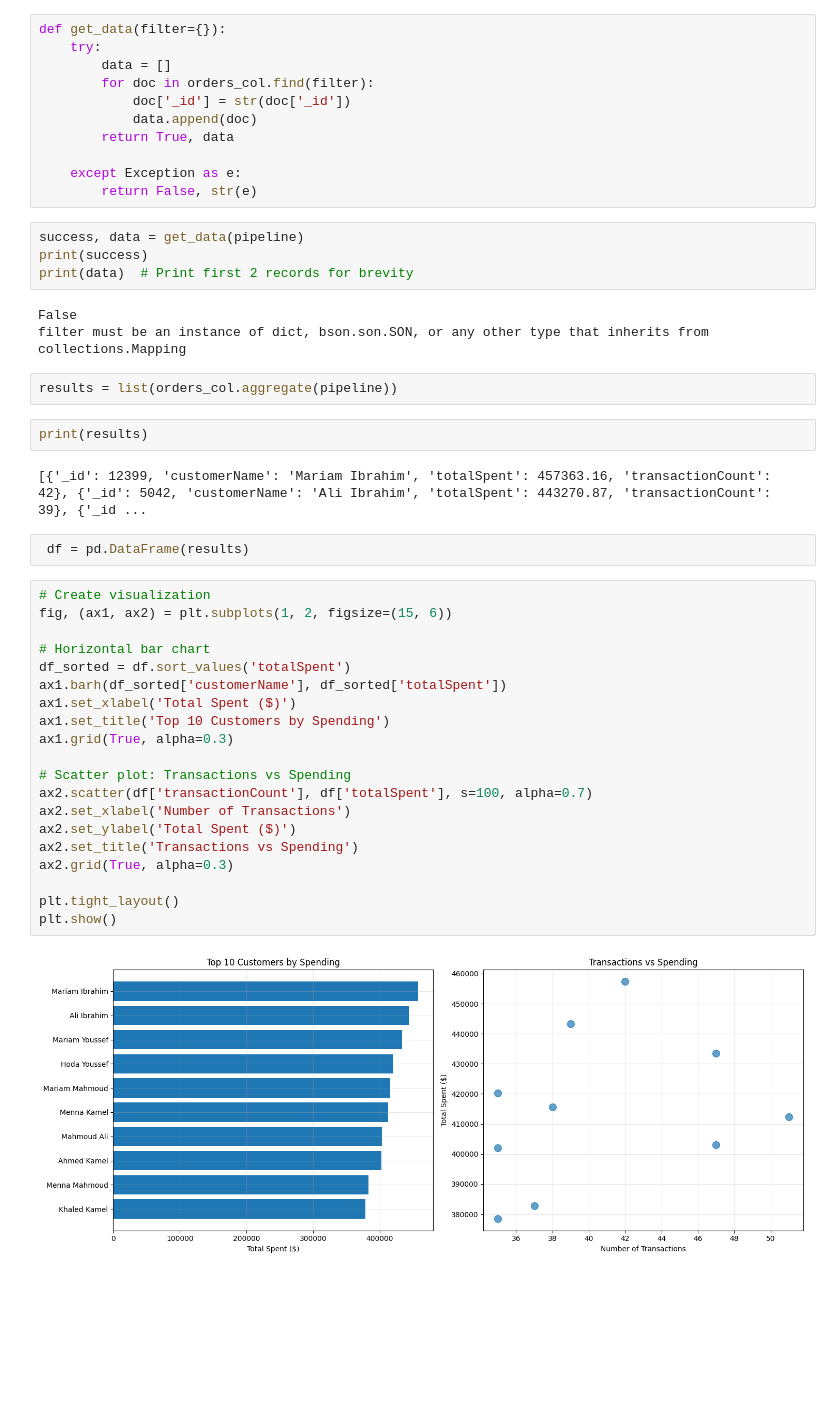
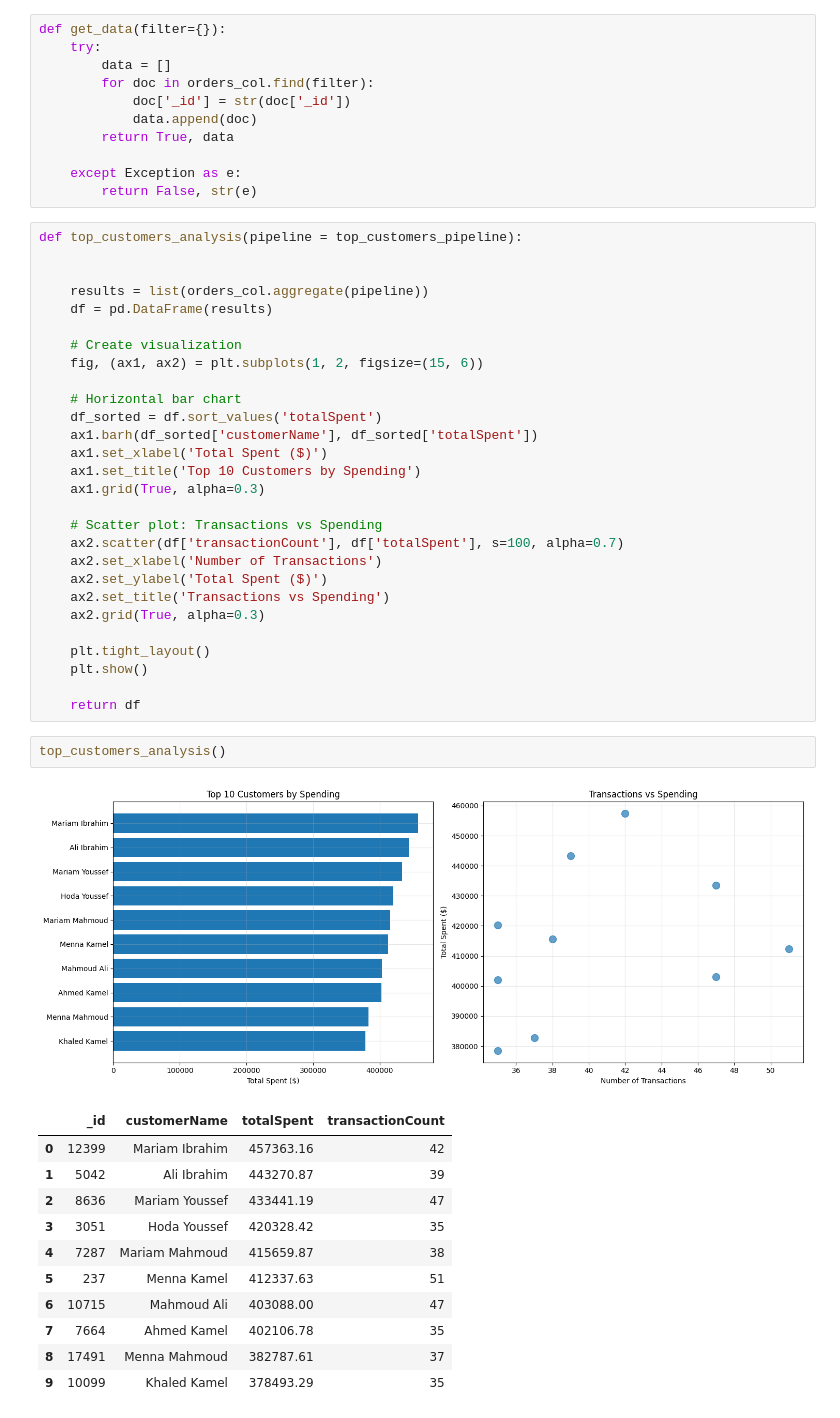
Before and after one commit to mohamed21-finite/AMIT_AI97, a Jupyter notebook: src/python/project_workshop/analysis.ipynb, the cells around one changed output. Saved outputs shown, nothing was run; the diff lists cells and outputs as text; blank space fills up the shorter version.

```diff
--- a/src/python/project_workshop/analysis.ipynb
+++ b/src/python/project_workshop/analysis.ipynb
@@ -37,40 +143,46 @@ def get_data(filter={}):
 
     except Exception as e:
         return False, str(e)
-# %%
-success, data = get_data(pipeline)
-print(success)
-print(data)  # Print first 2 records for brevity
-# %% [output]
-False
-filter must be an instance of dict, bson.son.SON, or any other type that inherits from collections.Mapping
-# %%
-results = list(orders_col.aggregate(pipeline))
-# %%
-print(results)
-# %% [output]
-[{'_id': 12399, 'customerName': 'Mariam Ibrahim', 'totalSpent': 457363.16, 'transactionCount': 42}, {'_id': 5042, 'customerName': 'Ali Ibrahim', 'totalSpent': 443270.87, 'transactionCount': 39}, {'_id ...
-# %%
- df = pd.DataFrame(results)
 # %%
-# Create visualization
-fig, (ax1, ax2) = plt.subplots(1, 2, figsize=(15, 6))
+def top_customers_analysis(pipeline = top_customers_pipeline):
 
-# Horizontal bar chart
-df_sorted = df.sort_values('totalSpent')
-ax1.barh(df_sorted['customerName'], df_sorted['totalSpent'])
-ax1.set_xlabel('Total Spent ($)')
-ax1.set_title('Top 10 Customers by Spending')
-ax1.grid(True, alpha=0.3)
 
-# Scatter plot: Transactions vs Spending
-ax2.scatter(df['transactionCount'], df['totalSpent'], s=100, alpha=0.7)
-ax2.set_xlabel('Number of Transactions')
-ax2.set_ylabel('Total Spent ($)')
-ax2.set_title('Transactions vs Spending')
-ax2.grid(True, alpha=0.3)
+    results = list(orders_col.aggregate(pipeline))
+    df = pd.DataFrame(results)
 
-plt.tight_layout()
-plt.show()
+    # Create visualization
+    fig, (ax1, ax2) = plt.subplots(1, 2, figsize=(15, 6))
+
+    # Horizontal bar chart
+    df_sorted = df.sort_values('totalSpent')
+    ax1.barh(df_sorted['customerName'], df_sorted['totalSpent'])
+    ax1.set_xlabel('Total Spent ($)')
+    ax1.set_title('Top 10 Customers by Spending')
+    ax1.grid(True, alpha=0.3)
+
+    # Scatter plot: Transactions vs Spending
+    ax2.scatter(df['transactionCount'], df['totalSpent'], s=100, alpha=0.7)
+    ax2.set_xlabel('Number of Transactions')
+    ax2.set_ylabel('Total Spent ($)')
+    ax2.set_title('Transactions vs Spending')
+    ax2.grid(True, alpha=0.3)
+
+    plt.tight_layout()
+    plt.show()
+
+    return df
-# %% [output]
-[figure, removed]
+# %%
+top_customers_analysis()
+# %% [output]
+[figure, added]
+|  | _id | customerName | totalSpent | transactionCount |
+| 0 | 12399 | Mariam Ibrahim | 457363.16 | 42 |
+| 1 | 5042 | Ali Ibrahim | 443270.87 | 39 |
+| 2 | 8636 | Mariam Youssef | 433441.19 | 47 |
+| 3 | 3051 | Hoda Youssef | 420328.42 | 35 |
+| 4 | 7287 | Mariam Mahmoud | 415659.87 | 38 |
+| 5 | 237 | Menna Kamel | 412337.63 | 51 |
+| 6 | 10715 | Mahmoud Ali | 403088.00 | 47 |
+| 7 | 7664 | Ahmed Kamel | 402106.78 | 35 |
+| 8 | 17491 | Menna Mahmoud | 382787.61 | 37 |
+| 9 | 10099 | Khaled Kamel | 378493.29 | 35 |
```
Also changed, not shown: parts of 10 cells of this notebook, 3 other files.
